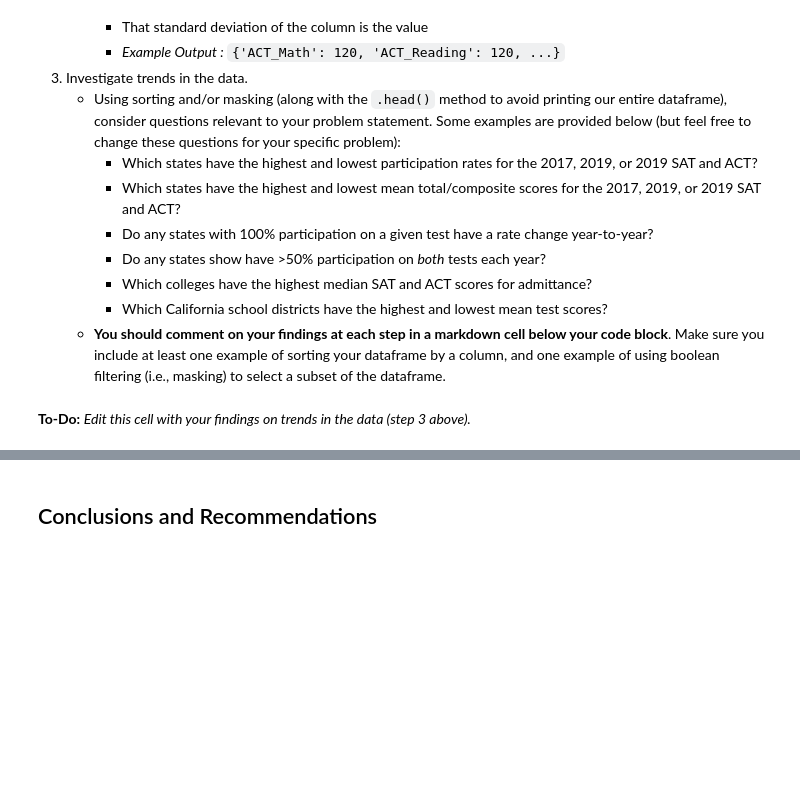
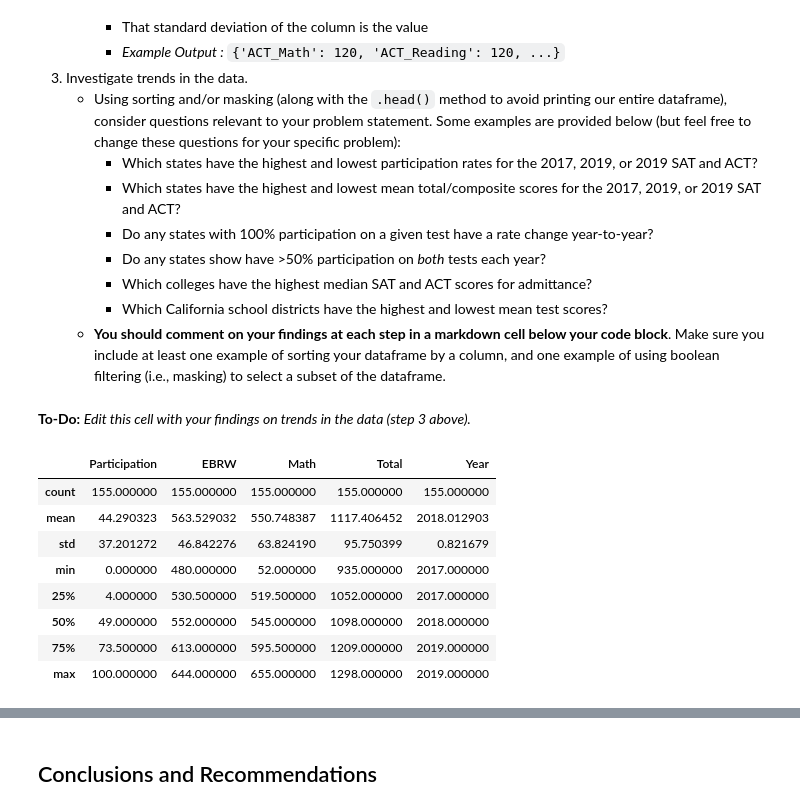
Before and after one commit to Marrrta/SAT_vs_ACT, a Jupyter notebook: code/Project_1_Marta_Lew.ipynb, the cells around one changed output, grey strips where cells are left out. Cells and saved outputs as stored; diff of their text form; code cells hidden in the pictures; blank space fills up the shorter version.

```diff
--- a/code/Project_1_Marta_Lew.ipynb
+++ b/code/Project_1_Marta_Lew.ipynb
@@ -203,0 +288,5 @@ sat_2018_df.head(5)
+# %%
+sat_2018_df.head()
+sat_2018_df.rename(columns = {'Evidence-Based Reading and Writing':'EBRW'}, inplace=True)
+sat_2018_df['Year'] = 2018
+sat_2018_df.head()
@@ -203,0 +300,10 @@ sat_2018_df.head(5)
+# %%
+sat_2019_df.head()
+sat_2019_df.rename(columns = {'Participation Rate':'Participation'}, inplace=True)
+sat_2019_df['Year'] = 2019
+sat_2019_df['Participation'].value_counts()
+sat_2019_df['Participation'] = sat_2019_df['Participation'].apply(lambda x: x.replace("—", '0'))
+# %%
+['sat_'+str(year)+'_df' for year in range(2017,2020)]
+sat_all_dfs = [sat_2017_df, sat_2018_df, sat_2019_df]
+sat_all_df = pd.concat(sat_all_dfs)
@@ -203,0 +373,8 @@ sat_2018_df.head(5)
+# %%
+sat_all_df['Participation'] = sat_all_df['Participation'].apply(lambda x: str(x))
+sat_all_df['Participation'] = sat_all_df['Participation'].apply(lambda x: x.replace('%', ''))
+#sat_all_df['Participation'].fillna(sat_all_df['Participation'].mean())
+sat_all_df['Participation'] = sat_all_df['Participation'].apply(lambda x: float(x))
+# there are a couple zero values that need to be dealt with
+#sat_all_df['Participation'] = sat_all_df['Participation'].apply(lambda x: sat_all_df['Participation'].mean() if x == 0))
+sat_all_df.info()
@@ -250,2 +447,15 @@ Complete the following steps to explore your data. You are welcome to do more ED
 # %% [markdown]
 **To-Do:** *Edit this cell with your findings on trends in the data (step 3 above).*
+# %%
+#Code:
+sat_all_df.describe()
+# %% [output]
+|  | Participation | EBRW | Math | Total | Year |
+| count | 155.000000 | 155.000000 | 155.000000 | 155.000000 | 155.000000 |
+| mean | 44.290323 | 563.529032 | 550.748387 | 1117.406452 | 2018.012903 |
+| std | 37.201272 | 46.842276 | 63.824190 | 95.750399 | 0.821679 |
+| min | 0.000000 | 480.000000 | 52.000000 | 935.000000 | 2017.000000 |
+| 25% | 4.000000 | 530.500000 | 519.500000 | 1052.000000 | 2017.000000 |
+| 50% | 49.000000 | 552.000000 | 545.000000 | 1098.000000 | 2018.000000 |
+| 75% | 73.500000 | 613.000000 | 595.500000 | 1209.000000 | 2019.000000 |
+| max | 100.000000 | 644.000000 | 655.000000 | 1298.000000 | 2019.000000 |
```
Also changed, not shown: parts of 21 cells of this notebook, 1 other file.
